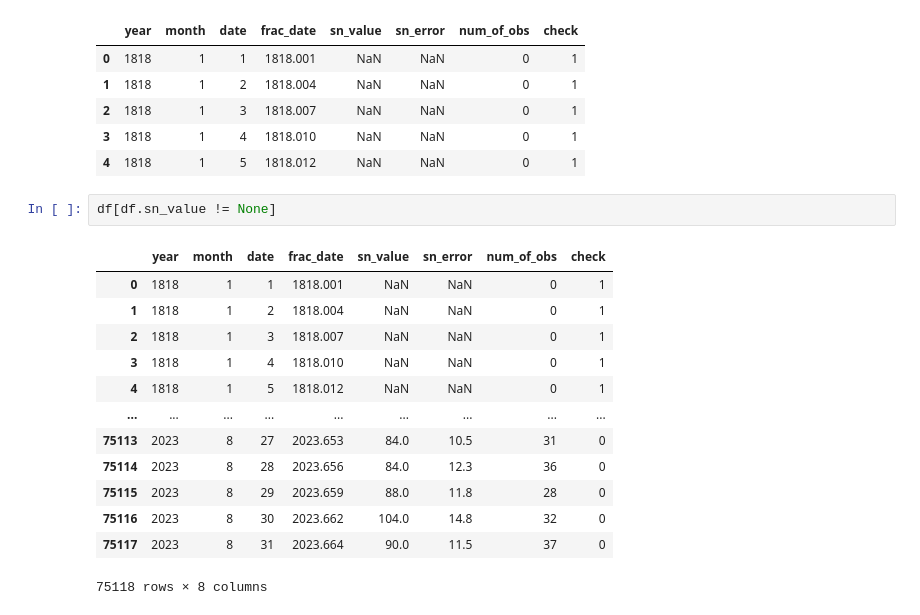
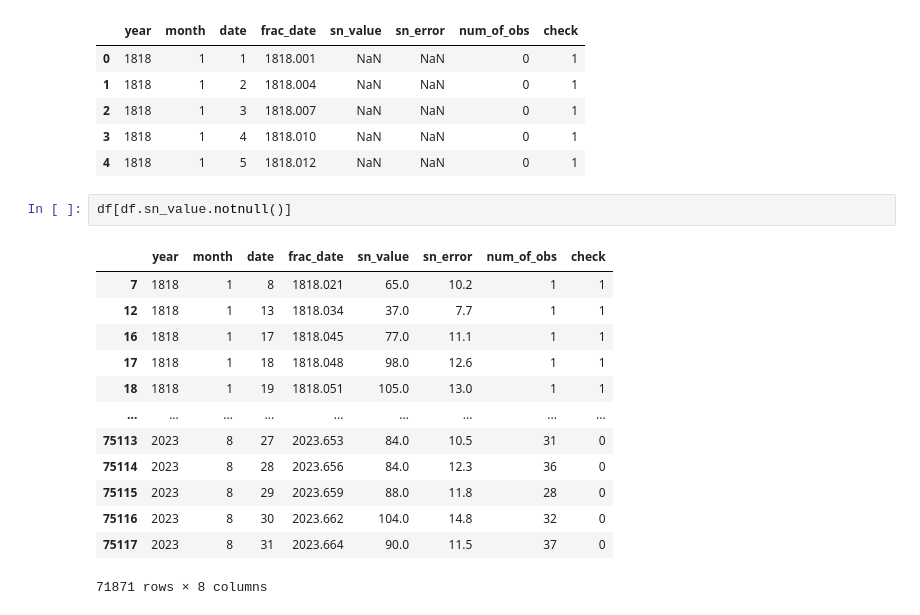
Before and after one commit to nisargjain/machine-learning, a Jupyter notebook: Sunspot EDA/SunspotDataCleaning.ipynb, the cells around one changed output. Saved outputs shown, nothing was run; the diff lists cells and outputs as text.

```diff
--- a/Sunspot EDA/SunspotDataCleaning.ipynb
+++ b/Sunspot EDA/SunspotDataCleaning.ipynb
@@ -106,18 +106,18 @@ df.head()
 | 3 | 1818 | 1 | 4 | 1818.010 | NaN | NaN | 0 | 1 |
 | 4 | 1818 | 1 | 5 | 1818.012 | NaN | NaN | 0 | 1 |
 # %%
-df[df.sn_value != None]
+df[df.sn_value.notnull()]
 # %% [output]
 |  | year | month | date | frac_date | sn_value | sn_error | num_of_obs | check |
-| 0 | 1818 | 1 | 1 | 1818.001 | NaN | NaN | 0 | 1 |
-| 1 | 1818 | 1 | 2 | 1818.004 | NaN | NaN | 0 | 1 |
-| 2 | 1818 | 1 | 3 | 1818.007 | NaN | NaN | 0 | 1 |
-| 3 | 1818 | 1 | 4 | 1818.010 | NaN | NaN | 0 | 1 |
-| 4 | 1818 | 1 | 5 | 1818.012 | NaN | NaN | 0 | 1 |
+| 7 | 1818 | 1 | 8 | 1818.021 | 65.0 | 10.2 | 1 | 1 |
+| 12 | 1818 | 1 | 13 | 1818.034 | 37.0 | 7.7 | 1 | 1 |
+| 16 | 1818 | 1 | 17 | 1818.045 | 77.0 | 11.1 | 1 | 1 |
+| 17 | 1818 | 1 | 18 | 1818.048 | 98.0 | 12.6 | 1 | 1 |
+| 18 | 1818 | 1 | 19 | 1818.051 | 105.0 | 13.0 | 1 | 1 |
 | ... | ... | ... | ... | ... | ... | ... | ... | ... |
 | 75113 | 2023 | 8 | 27 | 2023.653 | 84.0 | 10.5 | 31 | 0 |
 | 75114 | 2023 | 8 | 28 | 2023.656 | 84.0 | 12.3 | 36 | 0 |
 | 75115 | 2023 | 8 | 29 | 2023.659 | 88.0 | 11.8 | 28 | 0 |
 | 75116 | 2023 | 8 | 30 | 2023.662 | 104.0 | 14.8 | 32 | 0 |
 | 75117 | 2023 | 8 | 31 | 2023.664 | 90.0 | 11.5 | 37 | 0 |
-75118 rows × 8 columns
+71871 rows × 8 columns
```
Also changed, not shown: parts of 10 cells of this notebook.
